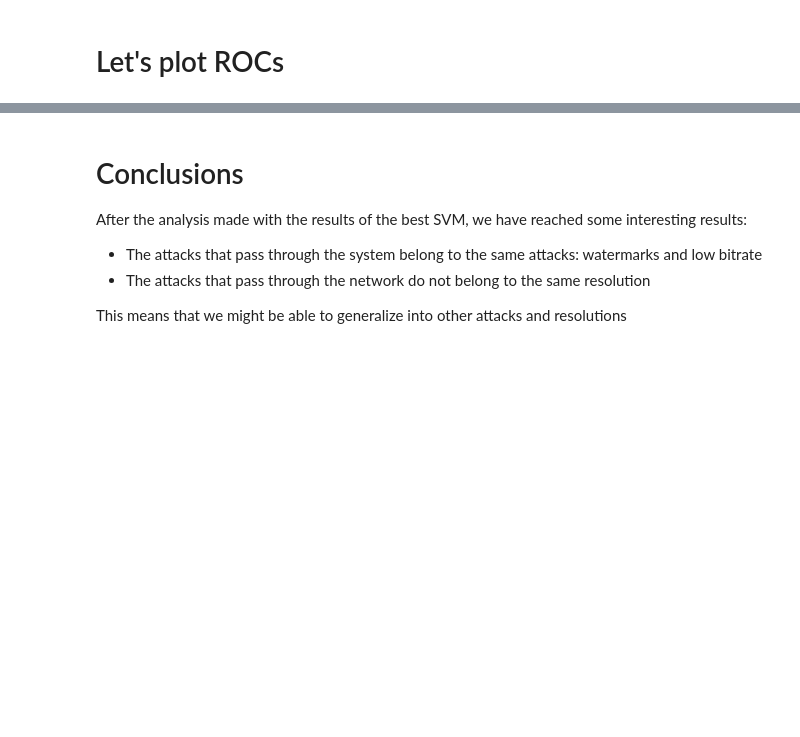
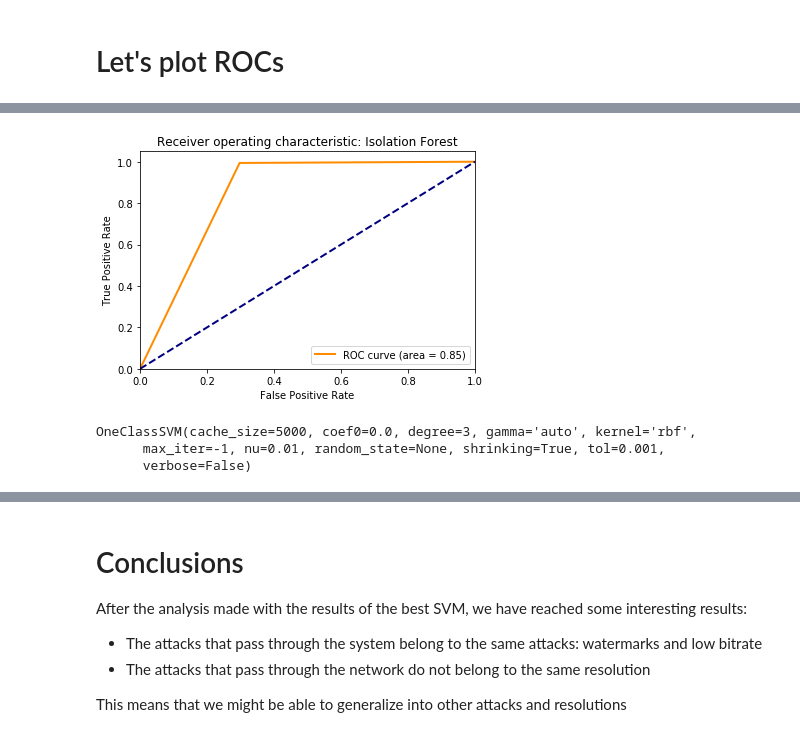
Before and after one commit to livepeer/verification-classifier, a Jupyter notebook: data-analysis/notebooks/Unsupervised_predicted_model.ipynb, the cells around one changed output, grey strips where cells are left out. Saved outputs shown, nothing was run; the diff lists cells and outputs as text; code cells hidden in the pictures; blank space fills up the shorter version.

```diff
--- a/data-analysis/notebooks/Unsupervised_predicted_model.ipynb
+++ b/data-analysis/notebooks/Unsupervised_predicted_model.ipynb
@@ -291,35 +387,52 @@ plot_roc(fpr, tpr, 'One Class SVM')
 # %%
-pca = PCA(n_components=2)
+pca = PCA(n_components=1)
 X_reduced = pca.fit_transform(x_train)
 test_reduced = pca.transform(x_test)
 attack_reduced = pca.transform(x_attacks)
 
 
-classifier = IsolationForest(n_estimators=500,
-                            contamination=0.1,
-                            max_features=2,
+classifier = IsolationForest(n_estimators=150,
+                            contamination=0.01,
+                            max_features=1,
                             n_jobs=5)
 classifier.fit(X_reduced)
 y_pred_train = classifier.predict(X_reduced)
 y_pred_test = classifier.predict(test_reduced)
 y_pred_outliers = classifier.predict(attack_reduced)
 n_accurate_train = y_pred_train[y_pred_train == 1].size
 n_accurate_test = y_pred_test[y_pred_test == 1].size
 n_accurate_outliers = y_pred_outliers[y_pred_outliers == -1].size
 
 fpr, tpr, _ = metrics.roc_curve(np.concatenate([np.ones(y_pred_test.shape[0]),
                                                  -1*np.ones(y_pred_outliers.shape[0])]),
                                   np.concatenate([y_pred_test, y_pred_outliers]) , pos_label=1)
 
 plot_roc(fpr, tpr, 'Isolation Forest')
+# %% [output]
+[figure, added]
 # %%
 best_svm = svm_results.sort_values('f_beta', ascending=False).iloc[0]
-pca = PCA(n_components=best_svm['n_components'])
+pca = PCA(n_components=best_svm['n_components']-1)
 X_reduced = pca.fit_transform(x_train)
 test_reduced = pca.transform(x_test)
 attack_reduced = pca.transform(x_attacks)
 classifier = svm.OneClassSVM(kernel='rbf',gamma=best_svm['gamma'], nu=best_svm['nu'], cache_size=5000)
+# pca = PCA(n_components=1)
+# X_reduced = pca.fit_transform(x_train)
+# test_reduced = pca.transform(x_test)
+# attack_reduced = pca.transform(x_attacks)
+
+
+# classifier = IsolationForest(n_estimators=150,
+#                             contamination=0.01,
+#                             max_features=1,
+#                             n_jobs=5)
 classifier.fit(X_reduced)
+classifier.fit(X_reduced)
+# %% [output]
+OneClassSVM(cache_size=5000, coef0=0.0, degree=3, gamma='auto', kernel='rbf',
+      max_iter=-1, nu=0.01, random_state=None, shrinking=True, tol=0.001,
+      verbose=False)
 # %%
 y_pred_outliers = classifier.predict(attack_reduced)
 # %%
```
Also changed, not shown: parts of 27 cells of this notebook.
